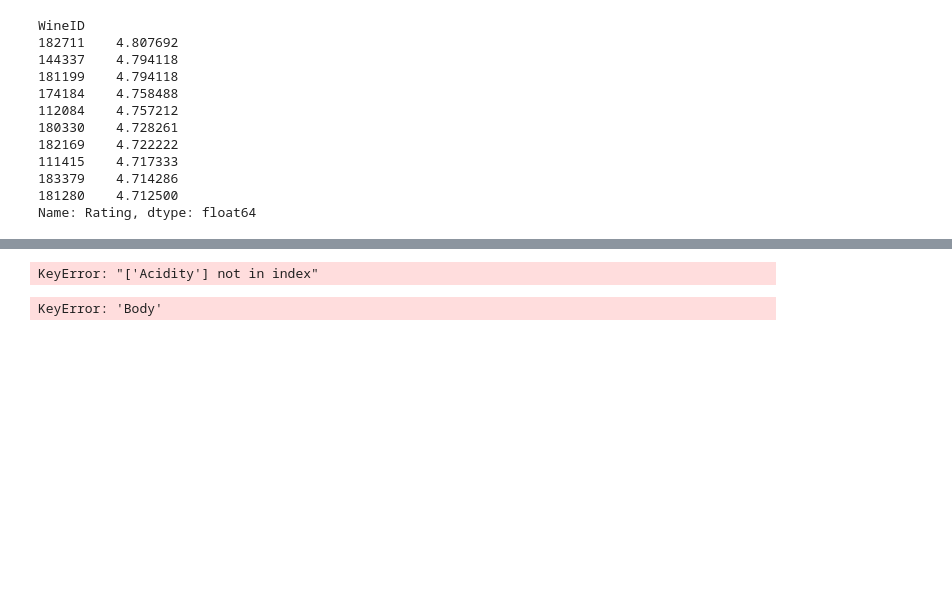
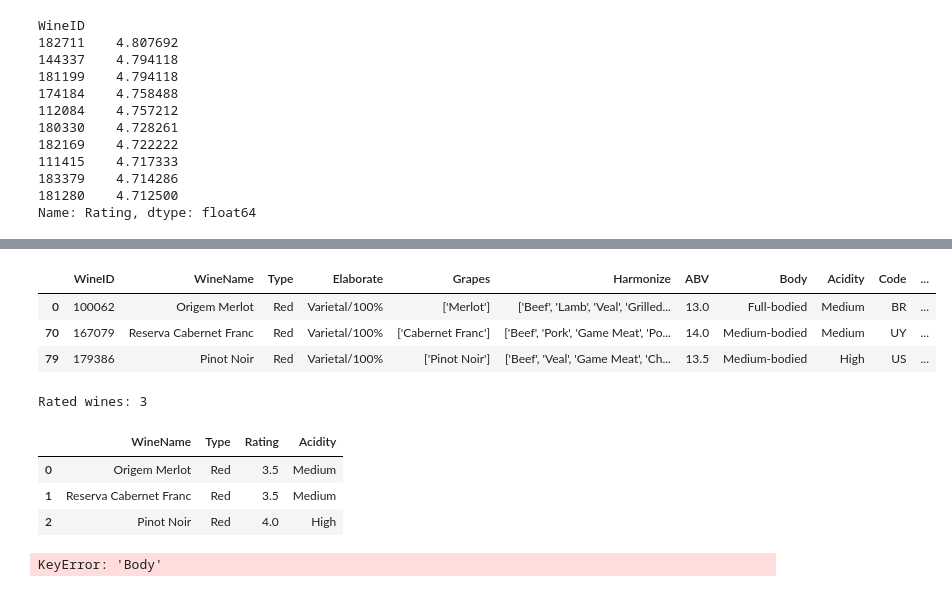
Before and after one commit to irrrrrrrrr/MAISE_RecSys_Group8_Ass, a Jupyter notebook: messingWithDataset.ipynb, the cells around one changed output, grey strips where cells are left out. Saved outputs shown, nothing was run; the diff lists cells and outputs as text; code cells hidden in the pictures; blank space fills up the shorter version.

```diff
--- a/messingWithDataset.ipynb
+++ b/messingWithDataset.ipynb
@@ -342,3 +364,21 @@ Rated wines: 4
+# %%
+#FIX FROM HERE
+
+
+# Step 1: Extract the wine IDs that the selected user has rated
+rated_wine_ids = list(selected_user_ratings['WineID'])
+
+# Step 2: Filter wines_df to get details for these rated wines
+rated_wines_df = wines_df[wines_df['WineID'].isin(rated_wine_ids)]
+
+#rated_wines_df = rated_wines_df.merge(selected_user_ratings[['WineID', 'Rating']], on='WineID', how='left')
+# %%
+rated_wines_df
+# %% [output]
+|  | WineID | WineName | Type | Elaborate | Grapes | Harmonize | ABV | Body | Acidity | Code | ... |
+| 0 | 100062 | Origem Merlot | Red | Varietal/100% | ['Merlot'] | ['Beef', 'Lamb', 'Veal', 'Grilled... | 13.0 | Full-bodied | Medium | BR | ... |
+| 70 | 167079 | Reserva Cabernet Franc | Red | Varietal/100% | ['Cabernet Franc'] | ['Beef', 'Pork', 'Game Meat', 'Po... | 14.0 | Medium-bodied | Medium | UY | ... |
+| 79 | 179386 | Pinot Noir | Red | Varietal/100% | ['Pinot Noir'] | ['Beef', 'Veal', 'Game Meat', 'Ch... | 13.5 | Medium-bodied | High | US | ... |
 # %%
 
 
@@ -355,7 +395,7 @@ rated_wines_df = wines_df[wines_df['WineID'].isin(rated_wine_ids)]
 rated_wines_df = rated_wines_df.merge(selected_user_ratings[['WineID', 'Rating']], on='WineID', how='left')
 
 # Step 4: Add the 'Body' data from wines_df
-rated_wines_df = rated_wines_df.merge(wines_df[['WineID', 'Acidity']], on='WineID', how='left')
+rated_wines_df = rated_wines_df.merge(wines_df[['WineID','Body']], on='WineID', how='left')
 
 # Step 5: Select relevant columns including the rating and body
 rated_wines_df = rated_wines_df[['WineName', 'Type', 'Rating', 'Acidity']]
@@ -366,7 +406,11 @@ print("Rated wines: " + str(rated_wines_df.shape[0]))
 # Step 7: Display the top 10 rated wines
 display(rated_wines_df.head(10))
 # %% [output]
-KeyError: "['Acidity'] not in index"
+Rated wines: 3
+|  | WineName | Type | Rating | Acidity |
+| 0 | Origem Merlot | Red | 3.5 | Medium |
+| 1 | Reserva Cabernet Franc | Red | 3.5 | Medium |
+| 2 | Pinot Noir | Red | 4.0 | High |
 # %%
 import sklearn
 from sklearn.feature_extraction.text import TfidfVectorizer
```
Also changed, not shown: parts of 9 cells of this notebook, 8 other files.
